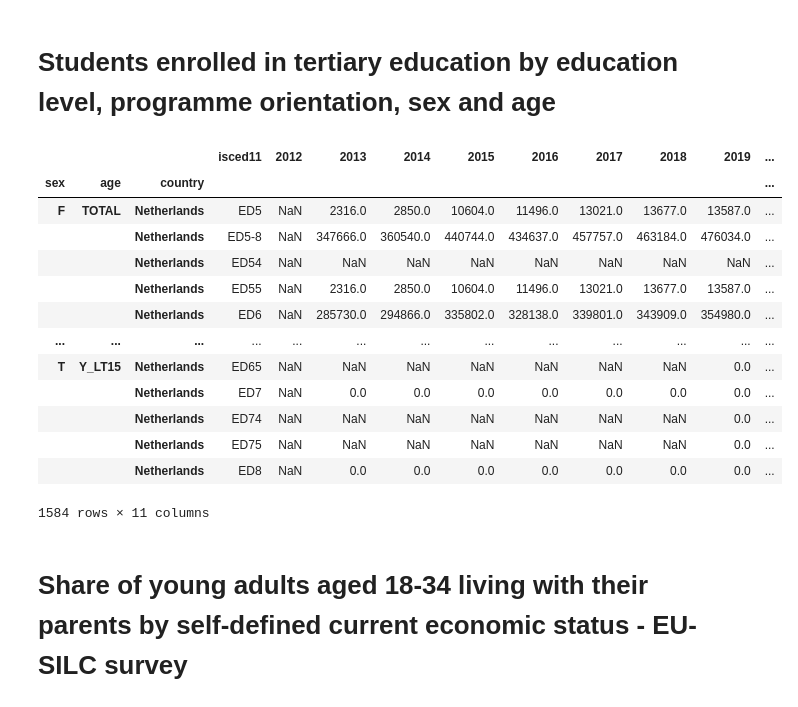
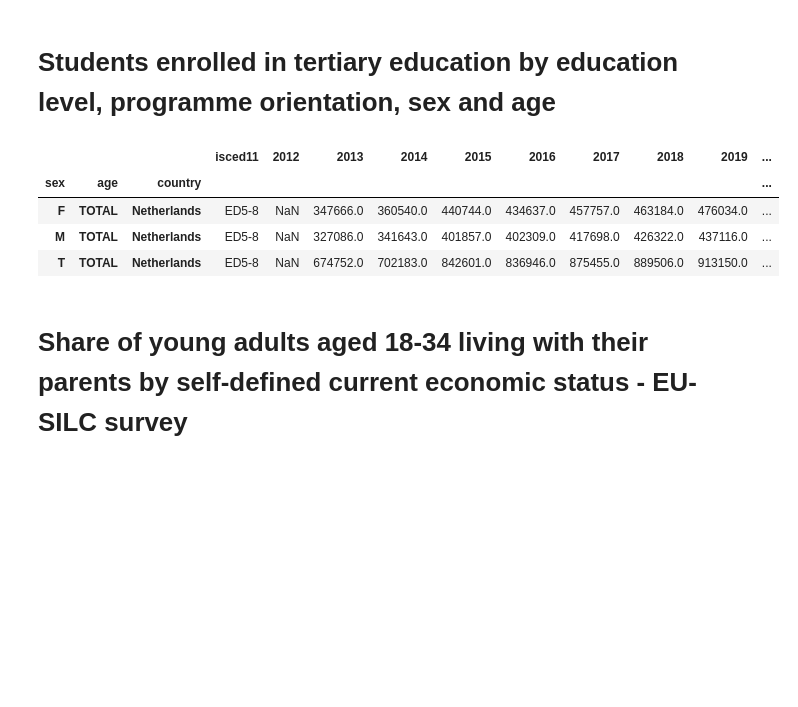
Before and after one commit to AnneLouisedb/Causality_Eurostat, a Jupyter notebook: research_outline.ipynb, the cells around one changed output. Drawn from its saved outputs; the diff is of its cells as text; code cells hidden in the pictures; blank space fills up the shorter version.

```diff
--- a/research_outline.ipynb
+++ b/research_outline.ipynb
@@ -243,32 +244,24 @@ Inward mobile students as percentage of student population in the host country (
 # %%
 
 df_n = eurostat.get_data_df('educ_uoe_enrt02')
 df_n.rename({'geo\TIME_PERIOD':'geo'},inplace=True,axis=1)
 df_n.drop(['unit', 'freq'],axis=1,inplace=True)
 df_n['country'] = df_n['geo'].replace(eurostat_dictionary)
 df_n.drop(['geo'],axis=1,inplace=True)
 
 
 df_n = df_n[df_n['country'] == COUNTRY]
-# df_n = df_n[df_n['sex'] == SEX]
+df_n = df_n[df_n['isced11'] == 'ED5-8']
+df_n = df_n[df_n['age'] == 'TOTAL']
 
 df_n.set_index(['sex', 'age', 'country'], inplace=True)
 df_n
 # %% [output]
 |  |  |  | isced11 | 2012 | 2013 | 2014 | 2015 | 2016 | 2017 | 2018 | 2019 | ... |
 | sex | age | country |  |  |  |  |  |  |  |  |  | ... |
-| F | TOTAL | Netherlands | ED5 | NaN | 2316.0 | 2850.0 | 10604.0 | 11496.0 | 13021.0 | 13677.0 | 13587.0 | ... |
-|  |  | Netherlands | ED5-8 | NaN | 347666.0 | 360540.0 | 440744.0 | 434637.0 | 457757.0 | 463184.0 | 476034.0 | ... |
-|  |  | Netherlands | ED54 | NaN | NaN | NaN | NaN | NaN | NaN | NaN | NaN | ... |
-|  |  | Netherlands | ED55 | NaN | 2316.0 | 2850.0 | 10604.0 | 11496.0 | 13021.0 | 13677.0 | 13587.0 | ... |
-|  |  | Netherlands | ED6 | NaN | 285730.0 | 294866.0 | 335802.0 | 328138.0 | 339801.0 | 343909.0 | 354980.0 | ... |
-| ... | ... | ... | ... | ... | ... | ... | ... | ... | ... | ... | ... | ... |
-| T | Y_LT15 | Netherlands | ED65 | NaN | NaN | NaN | NaN | NaN | NaN | NaN | 0.0 | ... |
-|  |  | Netherlands | ED7 | NaN | 0.0 | 0.0 | 0.0 | 0.0 | 0.0 | 0.0 | 0.0 | ... |
-|  |  | Netherlands | ED74 | NaN | NaN | NaN | NaN | NaN | NaN | NaN | 0.0 | ... |
-|  |  | Netherlands | ED75 | NaN | NaN | NaN | NaN | NaN | NaN | NaN | 0.0 | ... |
-|  |  | Netherlands | ED8 | NaN | 0.0 | 0.0 | 0.0 | 0.0 | 0.0 | 0.0 | 0.0 | ... |
+| F | TOTAL | Netherlands | ED5-8 | NaN | 347666.0 | 360540.0 | 440744.0 | 434637.0 | 457757.0 | 463184.0 | 476034.0 | ... |
+| M | TOTAL | Netherlands | ED5-8 | NaN | 327086.0 | 341643.0 | 401857.0 | 402309.0 | 417698.0 | 426322.0 | 437116.0 | ... |
+| T | TOTAL | Netherlands | ED5-8 | NaN | 674752.0 | 702183.0 | 842601.0 | 836946.0 | 875455.0 | 889506.0 | 913150.0 | ... |
-1584 rows × 11 columns
 # %% [markdown]
 # Share of young adults aged 18-34 living with their parents by self-defined current economic status - EU-SILC survey
 # %%
```
Also changed, not shown: parts of 20 cells of this notebook, 1 other file.
